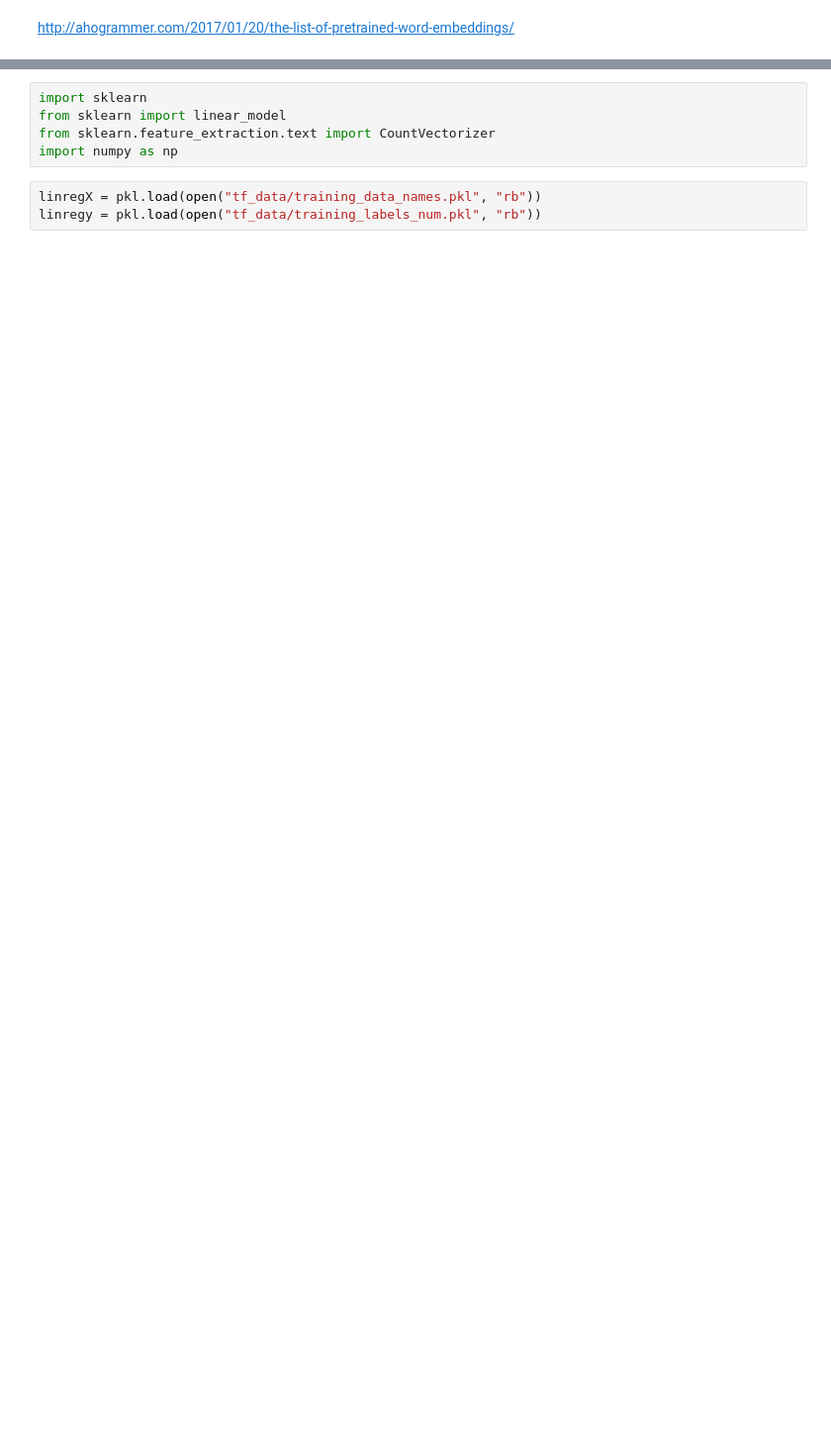
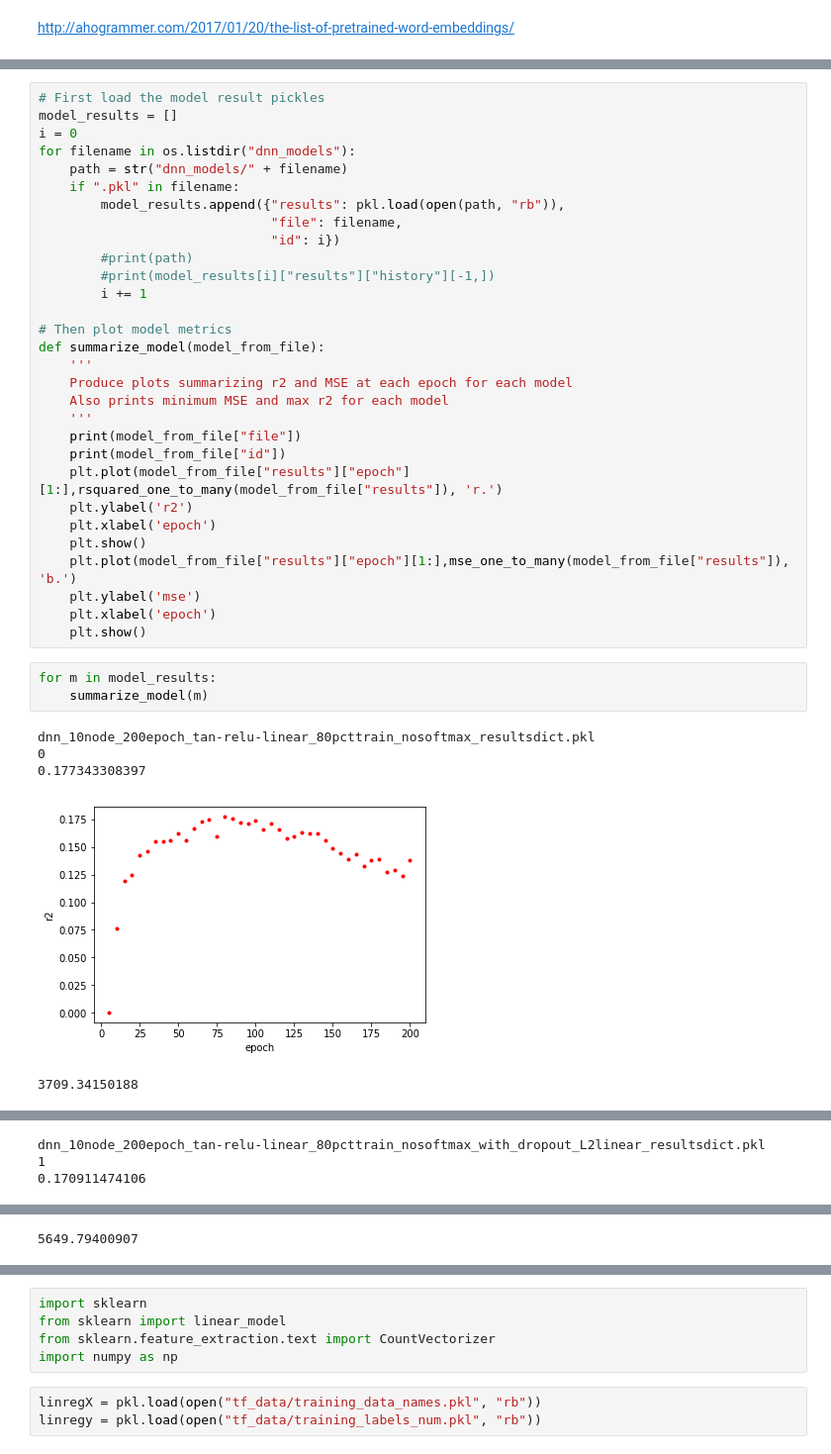
Before and after one commit to andrewblane/menusights, a Jupyter notebook: Word2Vec menusights.ipynb, the cells around one changed output, grey strips where cells are left out. Shown: that part at 99% size. Cells and saved outputs as stored; diff of their text form; blank space fills up the shorter version.

```diff
--- a/Word2Vec menusights.ipynb
+++ b/Word2Vec menusights.ipynb
@@ -408,0 +268,39 @@ rsquared([i[0] for i in dnnmodel.predict(filtered_x_vect)], [i[0] for i in filte
+# %%
+# First load the model result pickles
+model_results = []
+i = 0
+for filename in os.listdir("dnn_models"):
+    path = str("dnn_models/" + filename)
+    if ".pkl" in filename:
+        model_results.append({"results": pkl.load(open(path, "rb")),
+                              "file": filename,
+                              "id": i})
+        #print(path)
+        #print(model_results[i]["results"]["history"][-1,])
+        i += 1
+
+# Then plot model metrics
+def summarize_model(model_from_file):
+    '''
+    Produce plots summarizing r2 and MSE at each epoch for each model
+    Also prints minimum MSE and max r2 for each model
+    '''
+    print(model_from_file["file"])
+    print(model_from_file["id"])
+    plt.plot(model_from_file["results"]["epoch"][1:],rsquared_one_to_many(model_from_file["results"]), 'r.')
+    plt.ylabel('r2')
+    plt.xlabel('epoch')
+    plt.show()
+    plt.plot(model_from_file["results"]["epoch"][1:],mse_one_to_many(model_from_file["results"]), 'b.')
+    plt.ylabel('mse')
+    plt.xlabel('epoch')
+    plt.show()
+# %%
+for m in model_results:
+    summarize_model(m)
+# %% [output]
+dnn_10node_200epoch_tan-relu-linear_80pcttrain_nosoftmax_resultsdict.pkl
+0
+0.177343308397
+[figure, added]
+3709.34150188
@@ -408,0 +308,3 @@ rsquared([i[0] for i in dnnmodel.predict(filtered_x_vect)], [i[0] for i in filte
+dnn_10node_200epoch_tan-relu-linear_80pcttrain_nosoftmax_with_dropout_L2linear_resultsdict.pkl
+1
+0.170911474106
@@ -408,0 +312 @@ rsquared([i[0] for i in dnnmodel.predict(filtered_x_vect)], [i[0] for i in filte
+5649.79400907
```
Also changed, not shown: parts of 64 cells of this notebook, 1 other file.
